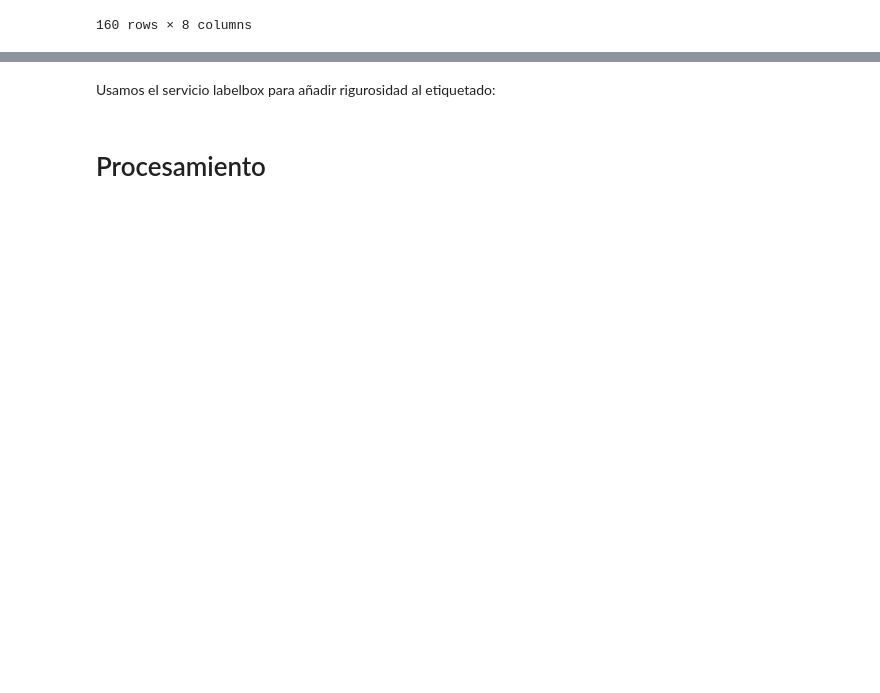
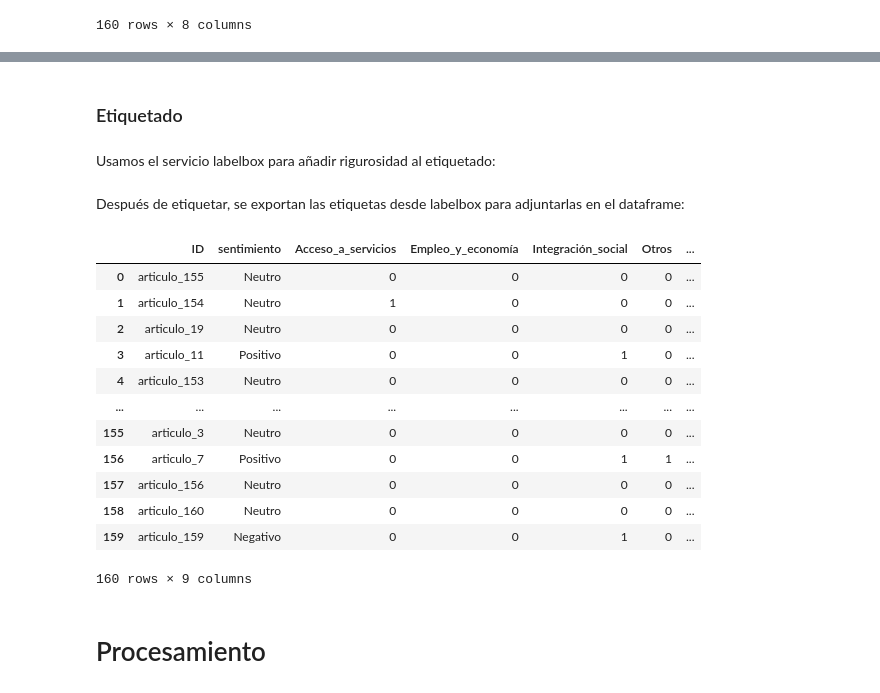
Before and after one commit to Diegopp25/corpus_y_entrenamiento_nlp_migra_venezolana, a Jupyter notebook: Transformation/main_notebook.ipynb, the cells around one changed output, grey strips where cells are left out. Drawn from its saved outputs; the diff is of its cells as text; code cells hidden in the pictures; blank space fills up the shorter version.

```diff
--- a/Transformation/main_notebook.ipynb
+++ b/Transformation/main_notebook.ipynb
@@ -335,2 +286,4 @@ df_labels
+# %% [markdown]
+### Etiquetado
 # %% [markdown]
 Usamos el servicio labelbox para añadir rigurosidad al etiquetado:
@@ -339,3 +294,21 @@ enviar_a_labelbox(df)
+# %% [markdown]
+Después de etiquetar, se exportan las etiquetas desde labelbox para adjuntarlas en el dataframe:
+# %%
+pd.read_csv("LandingStage/labels.csv")
+# %% [output]
+|  | ID | sentimiento | Acceso_a_servicios | Empleo_y_economía | Integración_social | Otros | ... |
+| 0 | articulo_155 | Neutro | 0 | 0 | 0 | 0 | ... |
+| 1 | articulo_154 | Neutro | 1 | 0 | 0 | 0 | ... |
+| 2 | articulo_19 | Neutro | 0 | 0 | 0 | 0 | ... |
+| 3 | articulo_11 | Positivo | 0 | 0 | 1 | 0 | ... |
+| 4 | articulo_153 | Neutro | 0 | 0 | 0 | 0 | ... |
+| ... | ... | ... | ... | ... | ... | ... | ... |
+| 155 | articulo_3 | Neutro | 0 | 0 | 0 | 0 | ... |
+| 156 | articulo_7 | Positivo | 0 | 0 | 1 | 1 | ... |
+| 157 | articulo_156 | Neutro | 0 | 0 | 0 | 0 | ... |
+| 158 | articulo_160 | Neutro | 0 | 0 | 0 | 0 | ... |
+| 159 | articulo_159 | Negativo | 0 | 0 | 1 | 0 | ... |
+160 rows × 9 columns
 # %% [markdown]
 # Procesamiento
 # %%
```
Also changed, not shown: parts of 9 cells of this notebook.
